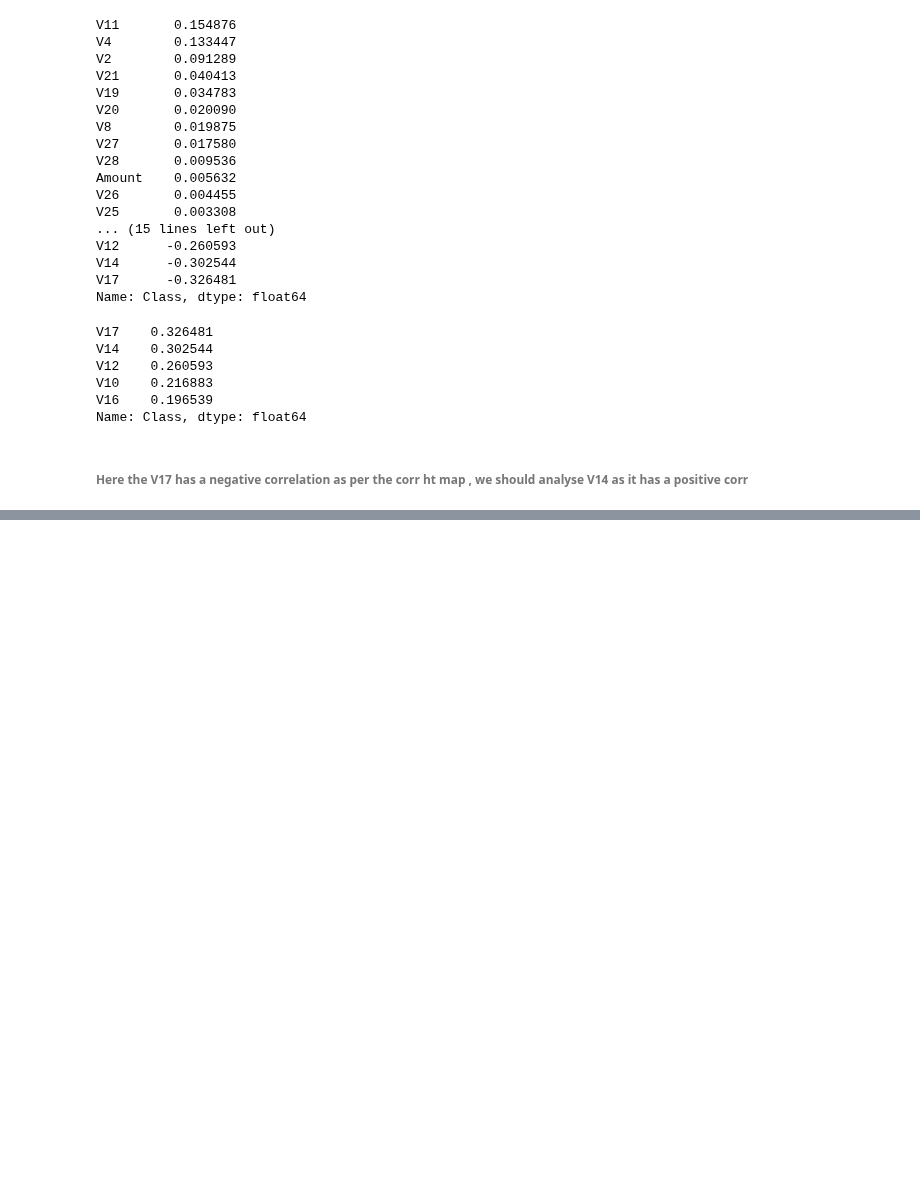
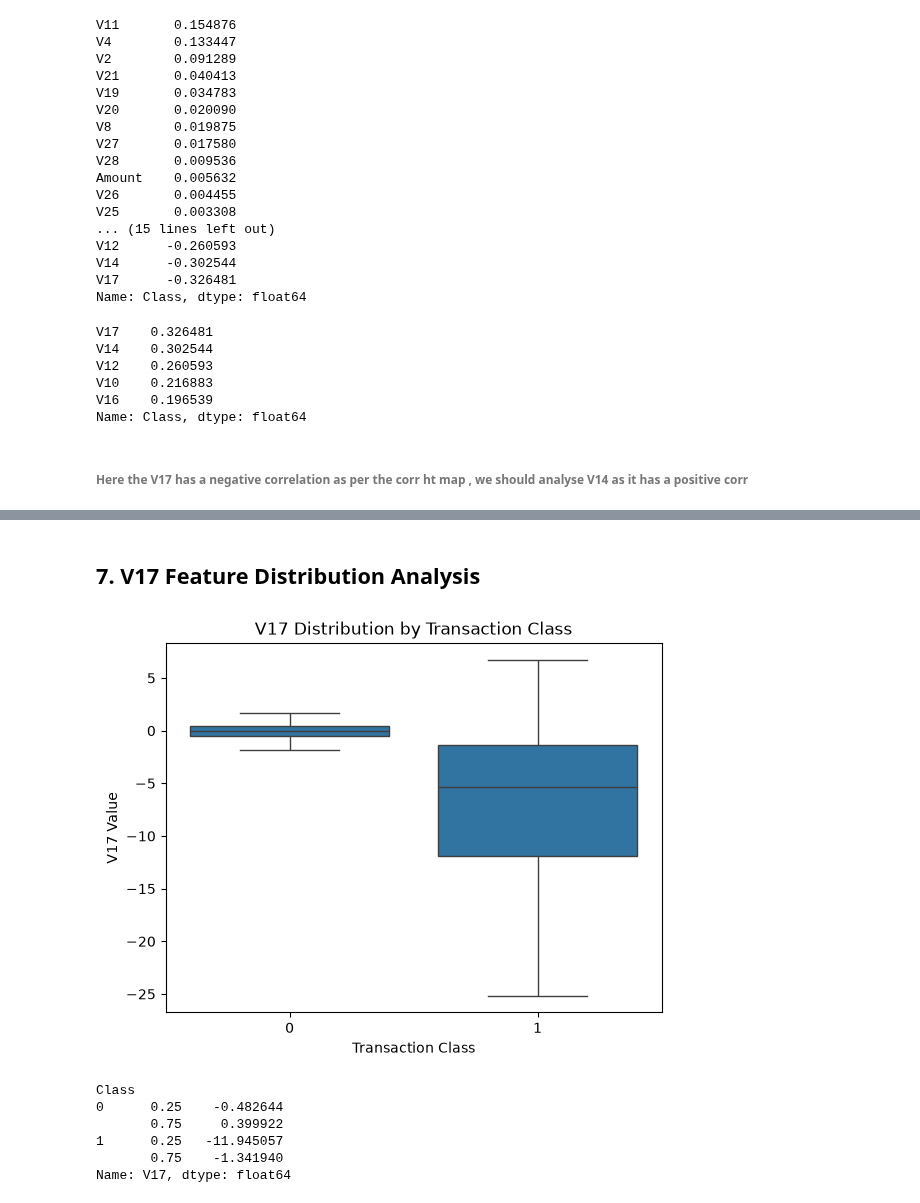
Before and after one commit to AswinAzikar/FinGuard_AI, a Jupyter notebook: notebooks/01_exploratory_analysis.ipynb, the cells around one changed output, grey strips where cells are left out. Drawn from its saved outputs; the diff is of its cells as text; code cells hidden in the pictures; blank space fills up the shorter version.

```diff
--- a/notebooks/01_exploratory_analysis.ipynb
+++ b/notebooks/01_exploratory_analysis.ipynb
@@ -145,0 +168,21 @@ Name: Class, dtype: float64
+# %% [markdown]
+## 7. V17 Feature Distribution Analysis
+# %%
+sns.boxplot(data=df, x="Class", y="V17",showfliers=False)
+
+plt.title("V17 Distribution by Transaction Class")
+plt.xlabel("Transaction Class")
+plt.ylabel("V17 Value")
+
+plt.show()
+# %% [output]
+[figure, added]
+# %%
+df.groupby("Class")["V17"].quantile([0.25, 0.75])
+# %% [output]
+Class
+0      0.25    -0.482644
+       0.75     0.399922
+1      0.25   -11.945057
+       0.75    -1.341940
+Name: V17, dtype: float64
```
Also changed, not shown: parts of 4 cells of this notebook.
